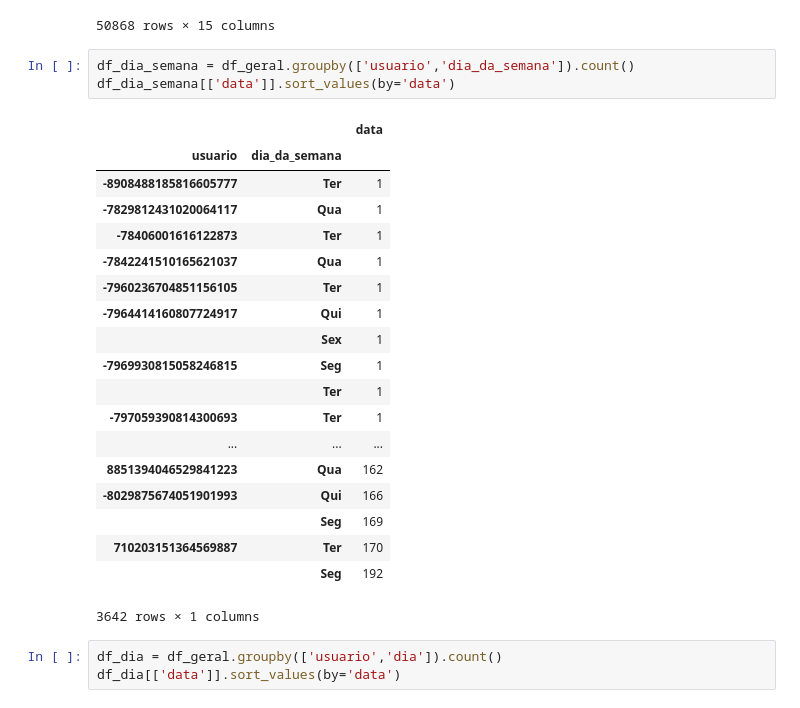
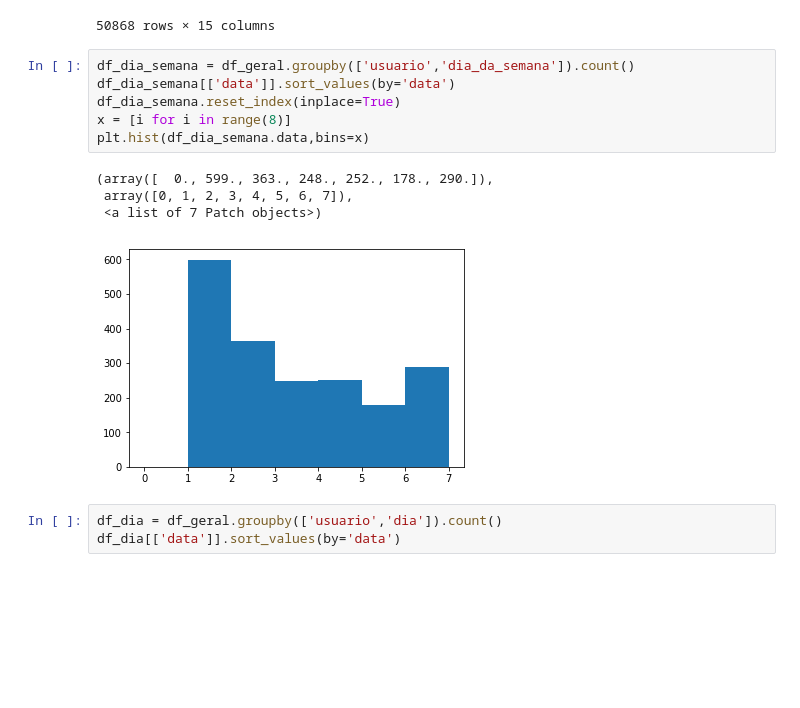
Before and after one commit to Docinho/guardiansAnalytics, a Jupyter notebook: src/analiseAluno.ipynb, the cells around one changed output. Drawn from its saved outputs; the diff is of its cells as text; blank space fills up the shorter version.

```diff
--- a/src/analiseAluno.ipynb
+++ b/src/analiseAluno.ipynb
@@ -333,26 +352,14 @@ See the caveats in the documentation: http://pandas.pydata.org/pandas-docs/stabl
 # %%
 df_dia_semana = df_geral.groupby(['usuario','dia_da_semana']).count()
 df_dia_semana[['data']].sort_values(by='data')
+df_dia_semana.reset_index(inplace=True)
+x = [i for i in range(8)]
+plt.hist(df_dia_semana.data,bins=x)
 # %% [output]
-|  |  | data |
-| usuario | dia_da_semana |  |
-| -8908488185816605777 | Ter | 1 |
-| -7829812431020064117 | Qua | 1 |
-| -78406001616122873 | Ter | 1 |
-| -7842241510165621037 | Qua | 1 |
-| -7960236704851156105 | Ter | 1 |
-| -7964414160807724917 | Qui | 1 |
-|  | Sex | 1 |
-| -7969930815058246815 | Seg | 1 |
-|  | Ter | 1 |
-| -797059390814300693 | Ter | 1 |
-| ... | ... | ... |
-| 8851394046529841223 | Qua | 162 |
-| -8029875674051901993 | Qui | 166 |
-|  | Seg | 169 |
-| 710203151364569887 | Ter | 170 |
-|  | Seg | 192 |
-3642 rows × 1 columns
+(array([  0., 599., 363., 248., 252., 178., 290.]),
+ array([0, 1, 2, 3, 4, 5, 6, 7]),
+ <a list of 7 Patch objects>)
+[figure, added]
 # %%
 df_dia = df_geral.groupby(['usuario','dia']).count()
 df_dia[['data']].sort_values(by='data')
```
Also changed, not shown: parts of 11 cells of this notebook, 1 other file.
